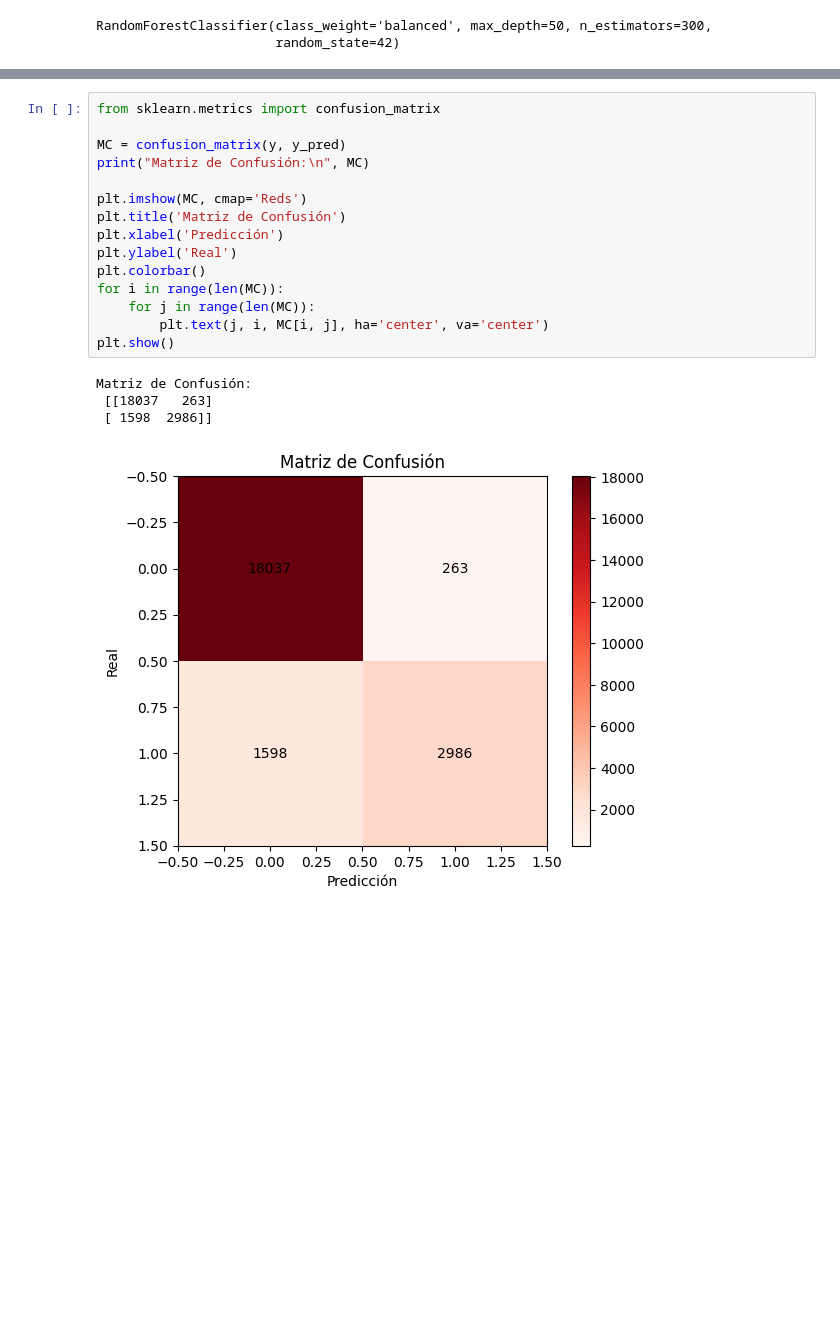
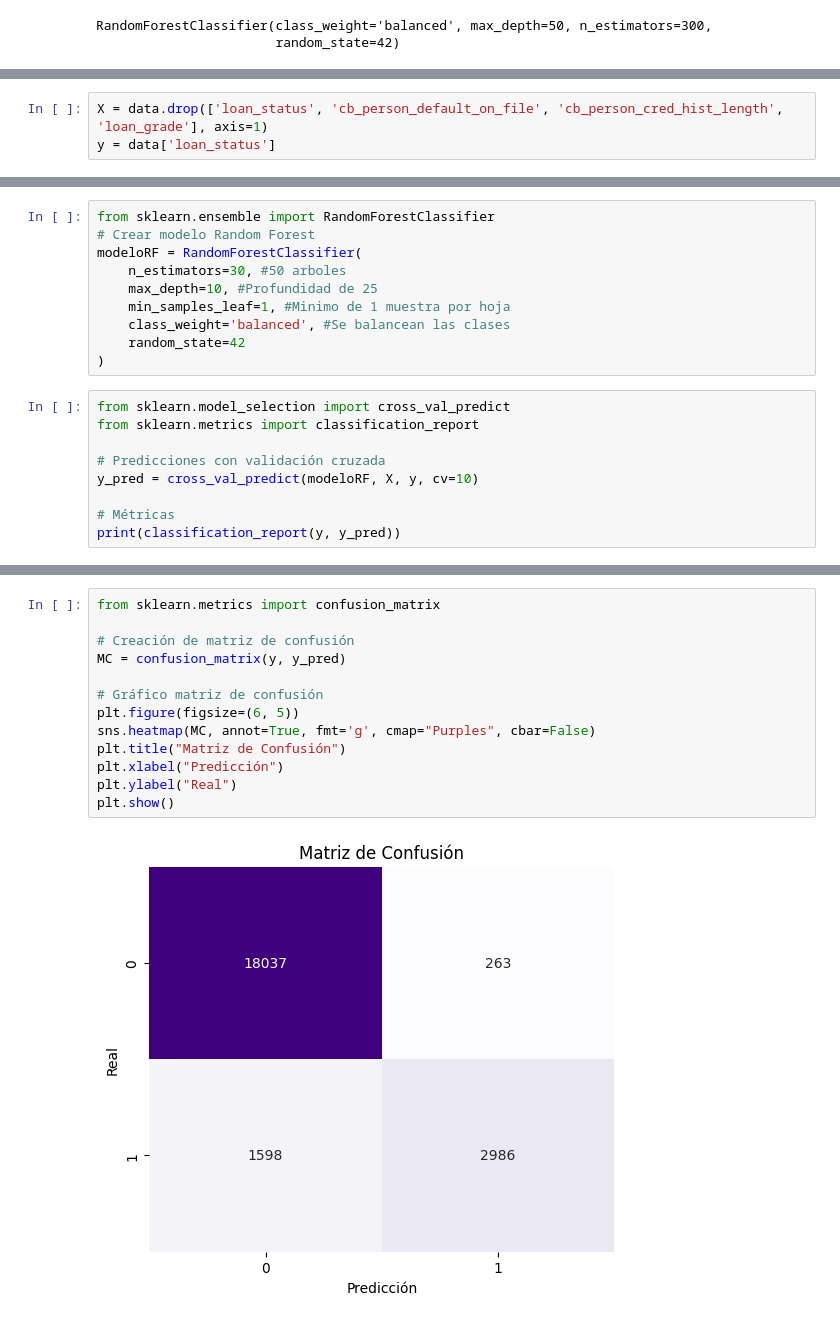
Before and after one commit to maxiskjd/skjd, a Jupyter notebook: Proyecto1.ipynb, the cells around one changed output, grey strips where cells are left out. Saved outputs shown, nothing was run; the diff lists cells and outputs as text; blank space fills up the shorter version.

```diff
--- a/Proyecto1.ipynb
+++ b/Proyecto1.ipynb
@@ -171,0 +200,3 @@ X
+# %%
+X = data.drop(['loan_status', 'cb_person_default_on_file', 'cb_person_cred_hist_length', 'loan_grade'], axis=1)
+y = data['loan_status']
@@ -171,0 +206,19 @@ X
+# %%
+from sklearn.ensemble import RandomForestClassifier
+# Crear modelo Random Forest
+modeloRF = RandomForestClassifier(
+    n_estimators=30, #50 arboles
+    max_depth=10, #Profundidad de 25
+    min_samples_leaf=1, #Minimo de 1 muestra por hoja
+    class_weight='balanced', #Se balancean las clases
+    random_state=42
+)
+# %%
+from sklearn.model_selection import cross_val_predict
+from sklearn.metrics import classification_report
+
+# Predicciones con validación cruzada
+y_pred = cross_val_predict(modeloRF, X, y, cv=10)
+
+# Métricas
+print(classification_report(y, y_pred))
@@ -172,20 +249,15 @@ X
 # %%
 from sklearn.metrics import confusion_matrix
 
+# Creación de matriz de confusión
 MC = confusion_matrix(y, y_pred)
-print("Matriz de Confusión:\n", MC)
 
-plt.imshow(MC, cmap='Reds')
-plt.title('Matriz de Confusión')
-plt.xlabel('Predicción')
-plt.ylabel('Real')
-plt.colorbar()
-for i in range(len(MC)):
-    for j in range(len(MC)):
-        plt.text(j, i, MC[i, j], ha='center', va='center')
+# Gráfico matriz de confusión
+plt.figure(figsize=(6, 5))
+sns.heatmap(MC, annot=True, fmt='g', cmap="Purples", cbar=False)
+plt.title("Matriz de Confusión")
+plt.xlabel("Predicción")
+plt.ylabel("Real")
 plt.show()
 # %% [output]
-Matriz de Confusión:
- [[18037   263]
- [ 1598  2986]]
-[figure, old version]
+[figure, new version]
```
Also changed, not shown: parts of 33 cells of this notebook.
